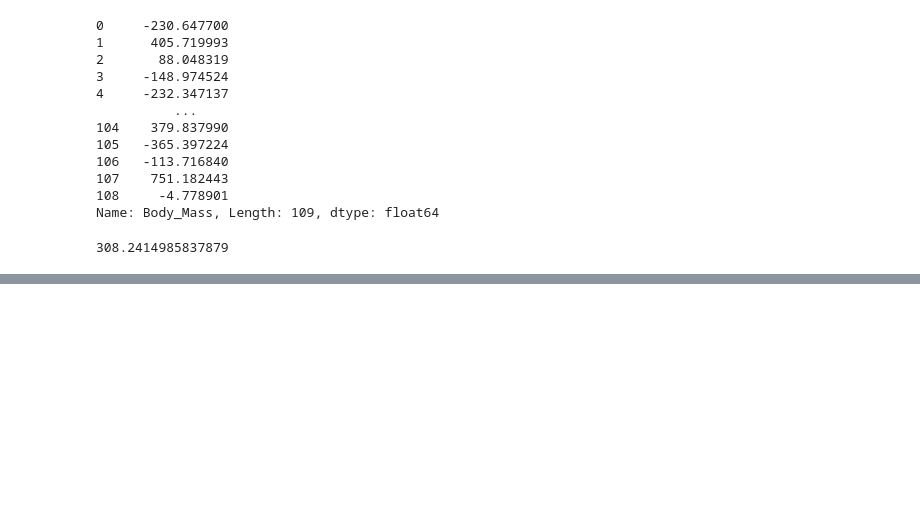
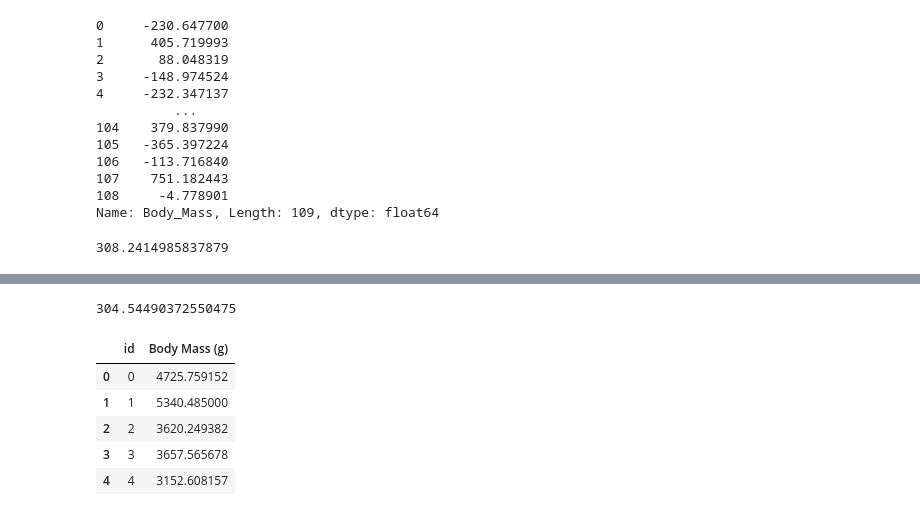
Before and after one commit to Jeong-Beom/TIL, a Jupyter notebook: Self-Study/복습 및 자습/DACON/펭귄 몸무게 예측 경진대회(Basic)/Model.ipynb, the cells around one changed output, grey strips where cells are left out. Drawn from its saved outputs; the diff is of its cells as text; code cells hidden in the pictures; blank space fills up the shorter version.

```diff
--- a/Self-Study/복습 및 자습/DACON/펭귄 몸무게 예측 경진대회(Basic)/Model.ipynb
+++ b/Self-Study/복습 및 자습/DACON/펭귄 몸무게 예측 경진대회(Basic)/Model.ipynb
@@ -248,0 +304,22 @@ pd.read_csv(PATH + '\\sample_submission(2).csv').head()
+# %%
+def RMSE(true, pred):
+    score = np.sqrt(np.mean(np.square(true-pred)))
+    return score
+
+RMSE(result.predict(train[x_list]), train.Body_Mass)
+# %% [output]
+304.54490372550475
+# %%
+# 정답파일 작성
+predict = pd.read_csv(PATH + '\\sample_submission.csv')
+len(predict), len(test)
+predict['Body Mass (g)'] = result.predict(test[x_list])
+predict.to_csv(PATH + '\\sample_submission(3_statsmodel).csv', index = False)
+pd.read_csv(PATH + '\\sample_submission(3_statsmodel).csv').head()
+# %% [output]
+|  | id | Body Mass (g) |
+| 0 | 0 | 4725.759152 |
+| 1 | 1 | 5340.485000 |
+| 2 | 2 | 3620.249382 |
+| 3 | 3 | 3657.565678 |
+| 4 | 4 | 3152.608157 |
```
Also changed, not shown: parts of 6 cells of this notebook, 2 other files.
